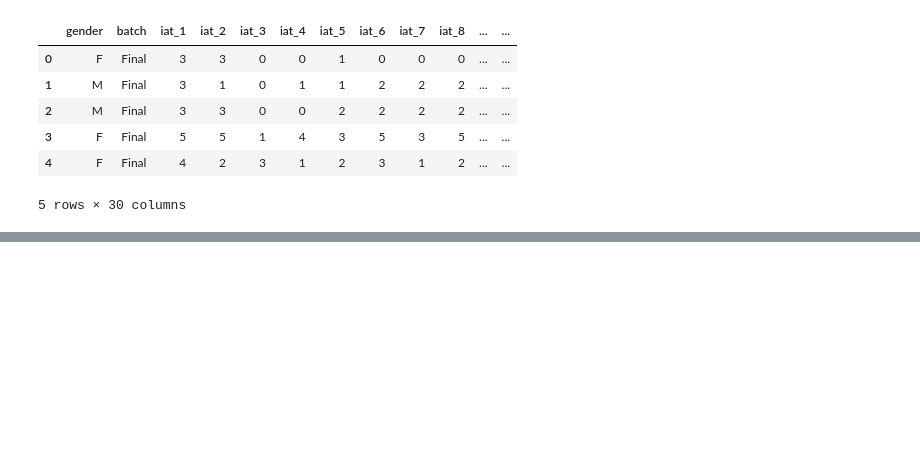
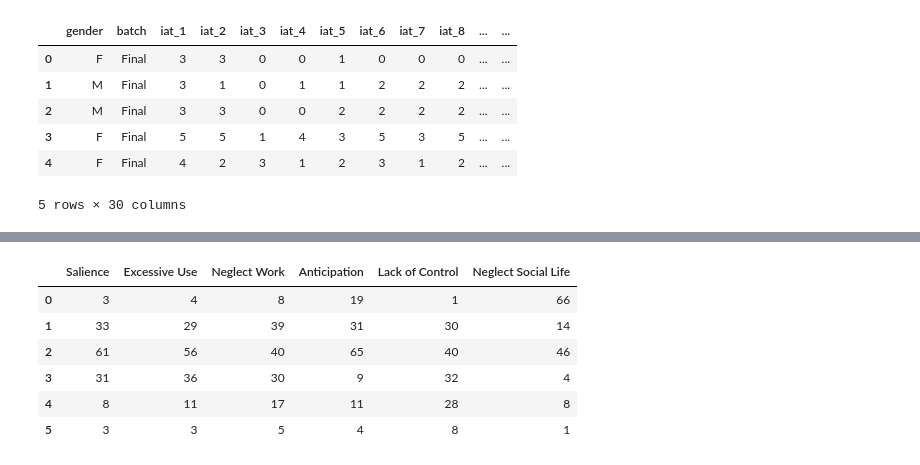
Before and after one commit to akankshazc/sts_iad, a Jupyter notebook: 3_iat.ipynb, the cells around one changed output, grey strips where cells are left out. Saved outputs shown, nothing was run; the diff lists cells and outputs as text; code cells hidden in the pictures; blank space fills up the shorter version.

```diff
--- a/3_iat.ipynb
+++ b/3_iat.ipynb
@@ -215,0 +328,18 @@ label_dict = {}
+# %%
+# Create line chart with domains as separate lines
+plt.figure(figsize=(12, 4))
+
+# Plot each domain as a separate line
+for domain in final_domain_counts_df.columns:
+    plt.plot(final_domain_counts_df.index, final_domain_counts_df[domain], marker='o', markersize=4, label=domain, linewidth=1, linestyle='--')
+
+plt.title('IAT Domain Score Distributions (Final Year)')
+plt.xlabel('Score')
+plt.ylabel('Number of Participants')
+plt.legend(title='Domains', bbox_to_anchor=(1.05, 1), loc='upper left')
+plt.grid(True, alpha=0.3)
+
+plt.ylim(0, 70)
+
+plt.tight_layout()
+plt.show()
@@ -215,0 +348,13 @@ label_dict = {}
+# %%
+# Convert list of series to DataFrame with domain names as index
+first_domain_counts_df = pd.concat([domain_first_df[domain].value_counts() for domain in domains],
+                            keys=domains, axis=1).sort_index()
+first_domain_counts_df
+# %% [output]
+|  | Salience | Excessive Use | Neglect Work | Anticipation | Lack of Control | Neglect Social Life |
+| 0 | 3 | 4 | 8 | 19 | 1 | 66 |
+| 1 | 33 | 29 | 39 | 31 | 30 | 14 |
+| 2 | 61 | 56 | 40 | 65 | 40 | 46 |
+| 3 | 31 | 36 | 30 | 9 | 32 | 4 |
+| 4 | 8 | 11 | 17 | 11 | 28 | 8 |
+| 5 | 3 | 3 | 5 | 4 | 8 | 1 |
```
Also changed, not shown: parts of 19 cells of this notebook.
